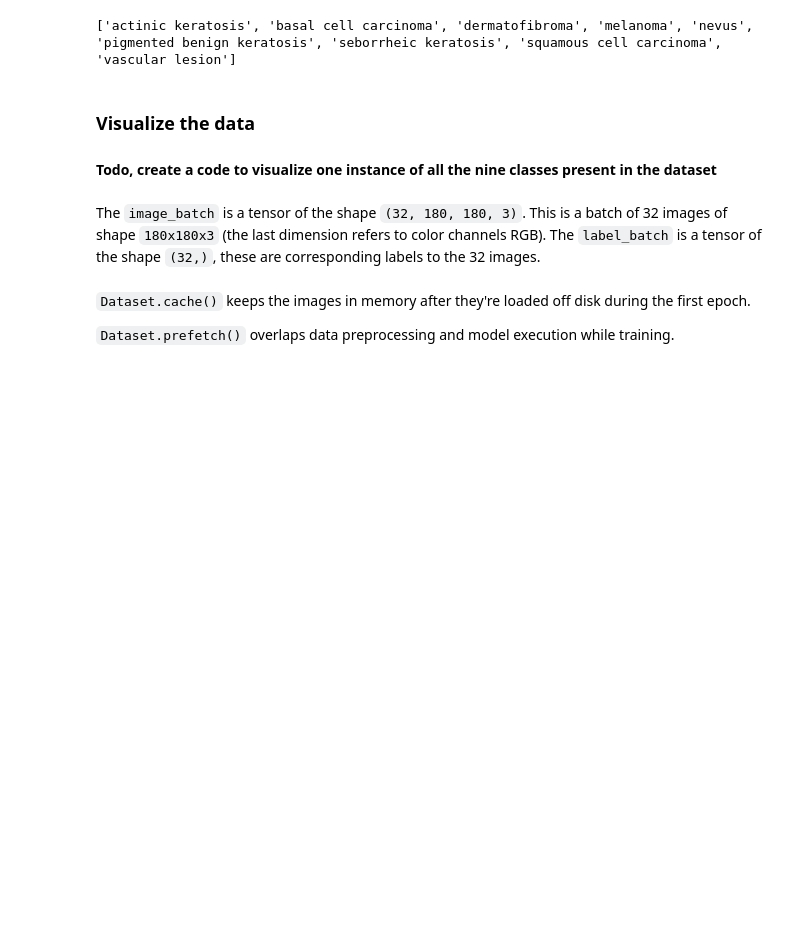
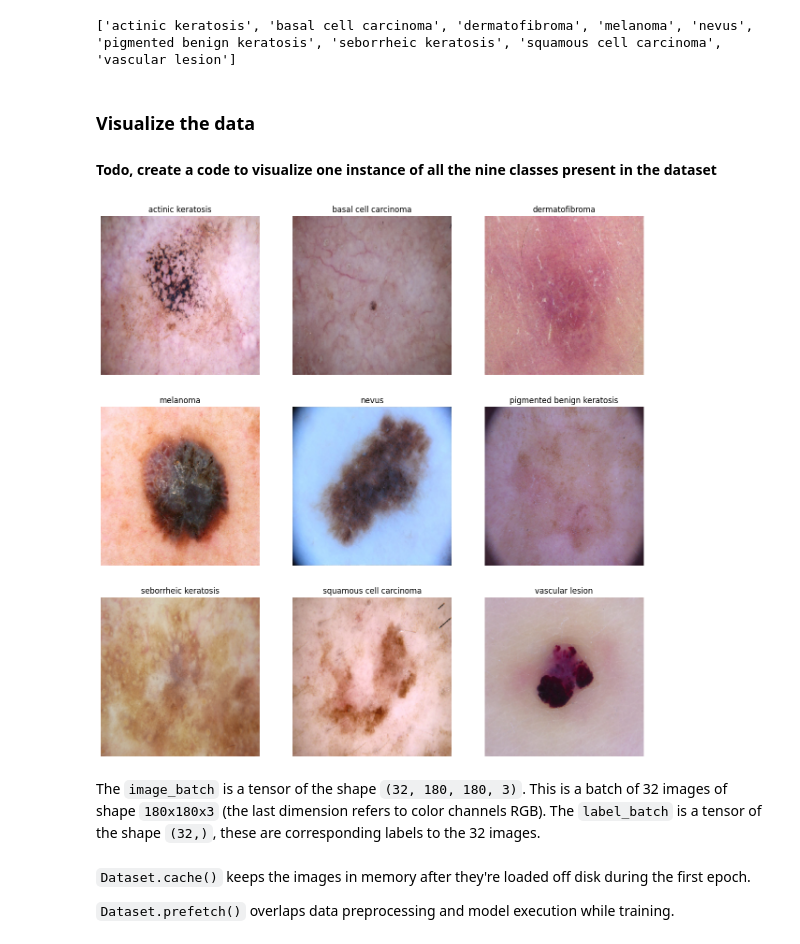
Before and after one commit to 2610geetha/MelanomaDetectionCNNAssignment, a Jupyter notebook: Assignment_CNN_Skin_Cancer.ipynb, the cells around one changed output. Drawn from its saved outputs; the diff is of its cells as text; code cells hidden in the pictures; blank space fills up the shorter version.

```diff
--- a/Assignment_CNN_Skin_Cancer.ipynb
+++ b/Assignment_CNN_Skin_Cancer.ipynb
@@ -134,3 +130,28 @@ import matplotlib.pyplot as plt
+# %%
+import matplotlib.pyplot as plt
+from tensorflow.keras.preprocessing.image import load_img
+
+### your code goes here, you can use training or validation data to visualize
+class_names = ['actinic keratosis', 'basal cell carcinoma', 'dermatofibroma', 'melanoma', 'nevus', 'pigmented benign keratosis', 'seborrheic keratosis', 'squamous cell carcinoma', 'vascular lesion']
+
+#Dictionary to store the path of image as per the class
+files_path_dict = {}
+
+for c in class_names:
+    files_path_dict[c] = list(map(lambda x:str(data_dir_train)+'/'+c+'/'+x,os.listdir(str(data_dir_train)+'/'+c)))
+
+#Visualize image
+plt.figure(figsize=(15,15))
+index = 0
+for c in class_names:
+    path_list = files_path_dict[c][:1]
+    index += 1
+    plt.subplot(3,3,index)
+    plt.imshow(load_img(path_list[0],target_size=(180,180)))
+    plt.title(c)
+    plt.axis("off")
+# %% [output]
+[figure, added]
 # %% [markdown]
 The `image_batch` is a tensor of the shape `(32, 180, 180, 3)`. This is a batch of 32 images of shape `180x180x3` (the last dimension refers to color channels RGB). The `label_batch` is a tensor of the shape `(32,)`, these are corresponding labels to the 32 images.
 # %% [markdown]
```
Also changed, not shown: parts of 2 cells of this notebook.
